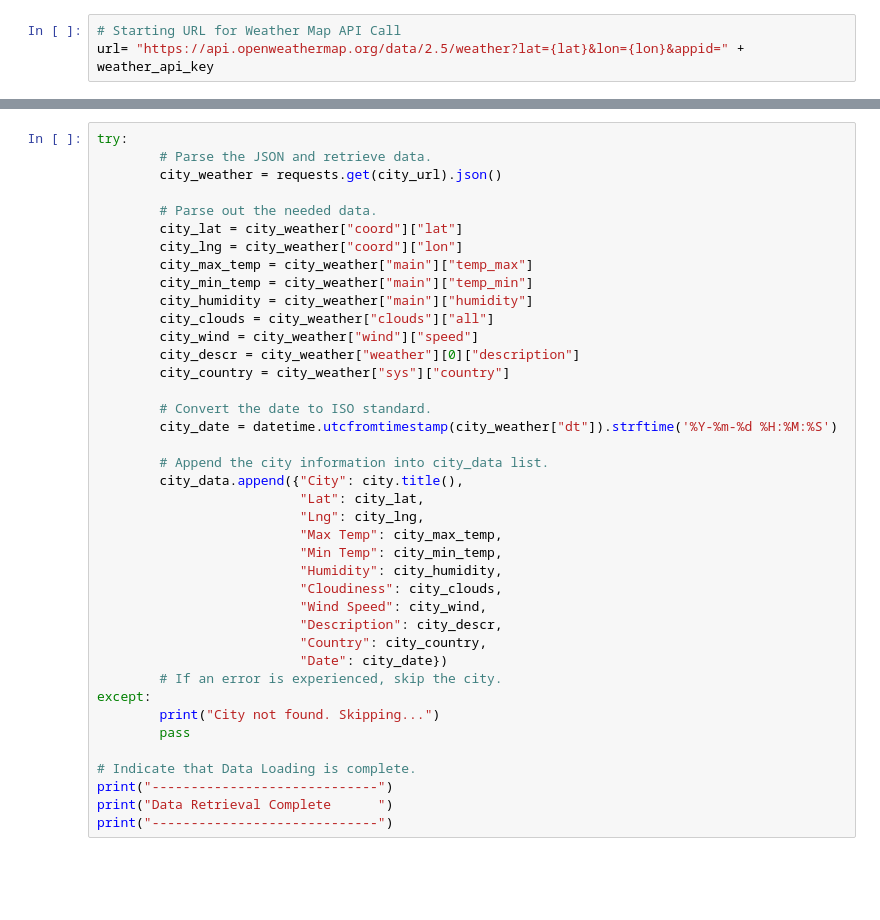
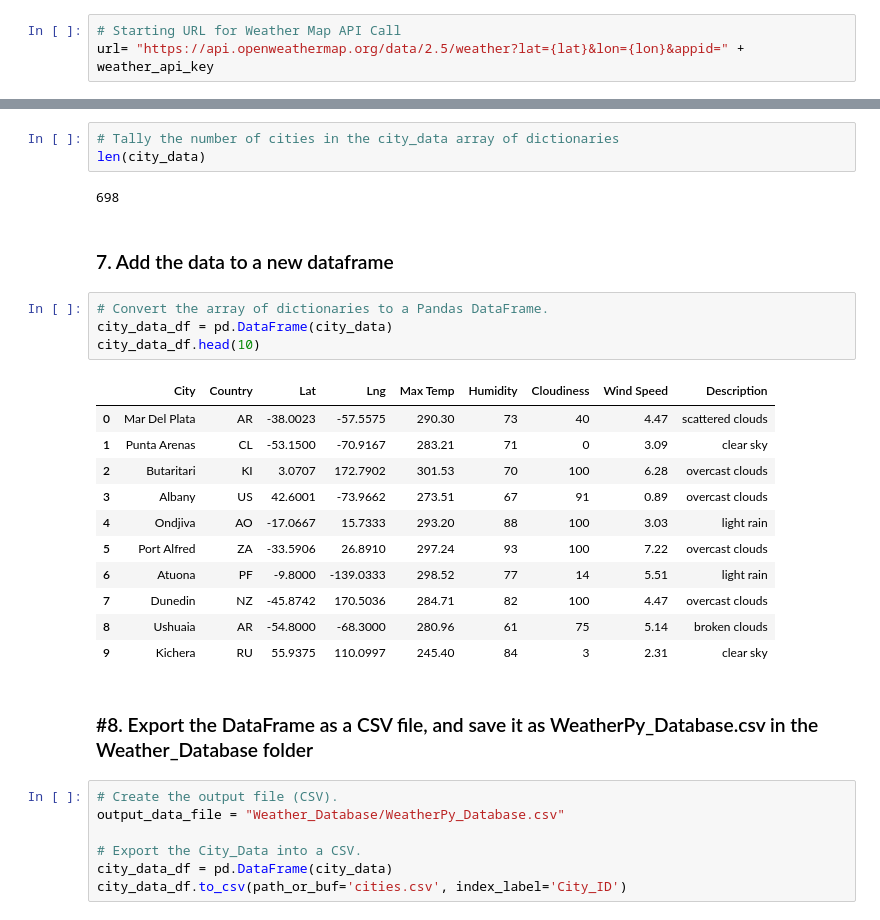
Before and after one commit to DawnWalker12/Weather_Database, a Jupyter notebook: Weather_Database.ipynb, the cells around one changed output, grey strips where cells are left out. Drawn from its saved outputs; the diff is of its cells as text; blank space fills up the shorter version.

```diff
--- a/Weather_Database.ipynb
+++ b/Weather_Database.ipynb
@@ -94,40 +144,32 @@ for i, city in enumerate(cities):
-# %%
-try:
-        # Parse the JSON and retrieve data.
-        city_weather = requests.get(city_url).json()
-
-        # Parse out the needed data.
-        city_lat = city_weather["coord"]["lat"]
-        city_lng = city_weather["coord"]["lon"]
-        city_max_temp = city_weather["main"]["temp_max"]
-        city_min_temp = city_weather["main"]["temp_min"]
-        city_humidity = city_weather["main"]["humidity"]
-        city_clouds = city_weather["clouds"]["all"]
-        city_wind = city_weather["wind"]["speed"]
-        city_descr = city_weather["weather"][0]["description"]
-        city_country = city_weather["sys"]["country"]
-
-        # Convert the date to ISO standard.
-        city_date = datetime.utcfromtimestamp(city_weather["dt"]).strftime('%Y-%m-%d %H:%M:%S')
-
-        # Append the city information into city_data list.
-        city_data.append({"City": city.title(),
-                          "Lat": city_lat,
-                          "Lng": city_lng,
-                          "Max Temp": city_max_temp,
-                          "Min Temp": city_min_temp,
-                          "Humidity": city_humidity,
-                          "Cloudiness": city_clouds,
-                          "Wind Speed": city_wind,
-                          "Description": city_descr,
-                          "Country": city_country,
-                          "Date": city_date})
-        # If an error is experienced, skip the city.
-except:
-        print("City not found. Skipping...")
-        pass
-
-# Indicate that Data Loading is complete.
-print("-----------------------------")
-print("Data Retrieval Complete      ")
-print("-----------------------------")
+# %%
+# Tally the number of cities in the city_data array of dictionaries
+len(city_data)
+# %% [output]
+698
+# %% [markdown]
+### 7. Add the data to a new dataframe
+# %%
+# Convert the array of dictionaries to a Pandas DataFrame.
+city_data_df = pd.DataFrame(city_data)
+city_data_df.head(10)
+# %% [output]
+|  | City | Country | Lat | Lng | Max Temp | Humidity | Cloudiness | Wind Speed | Description |
+| 0 | Mar Del Plata | AR | -38.0023 | -57.5575 | 290.30 | 73 | 40 | 4.47 | scattered clouds |
+| 1 | Punta Arenas | CL | -53.1500 | -70.9167 | 283.21 | 71 | 0 | 3.09 | clear sky |
+| 2 | Butaritari | KI | 3.0707 | 172.7902 | 301.53 | 70 | 100 | 6.28 | overcast clouds |
+| 3 | Albany | US | 42.6001 | -73.9662 | 273.51 | 67 | 91 | 0.89 | overcast clouds |
+| 4 | Ondjiva | AO | -17.0667 | 15.7333 | 293.20 | 88 | 100 | 3.03 | light rain |
+| 5 | Port Alfred | ZA | -33.5906 | 26.8910 | 297.24 | 93 | 100 | 7.22 | overcast clouds |
+| 6 | Atuona | PF | -9.8000 | -139.0333 | 298.52 | 77 | 14 | 5.51 | light rain |
+| 7 | Dunedin | NZ | -45.8742 | 170.5036 | 284.71 | 82 | 100 | 4.47 | overcast clouds |
+| 8 | Ushuaia | AR | -54.8000 | -68.3000 | 280.96 | 61 | 75 | 5.14 | broken clouds |
+| 9 | Kichera | RU | 55.9375 | 110.0997 | 245.40 | 84 | 3 | 2.31 | clear sky |
+# %% [markdown]
+### #8. Export the DataFrame as a CSV file, and save it as WeatherPy_Database.csv in the Weather_Database folder
+# %%
+# Create the output file (CSV).
+output_data_file = "Weather_Database/WeatherPy_Database.csv"
+
+# Export the City_Data into a CSV.
+city_data_df = pd.DataFrame(city_data)
+city_data_df.to_csv(path_or_buf='cities.csv', index_label='City_ID')
```
Also changed, not shown: parts of 20 cells of this notebook, 1 other file.
